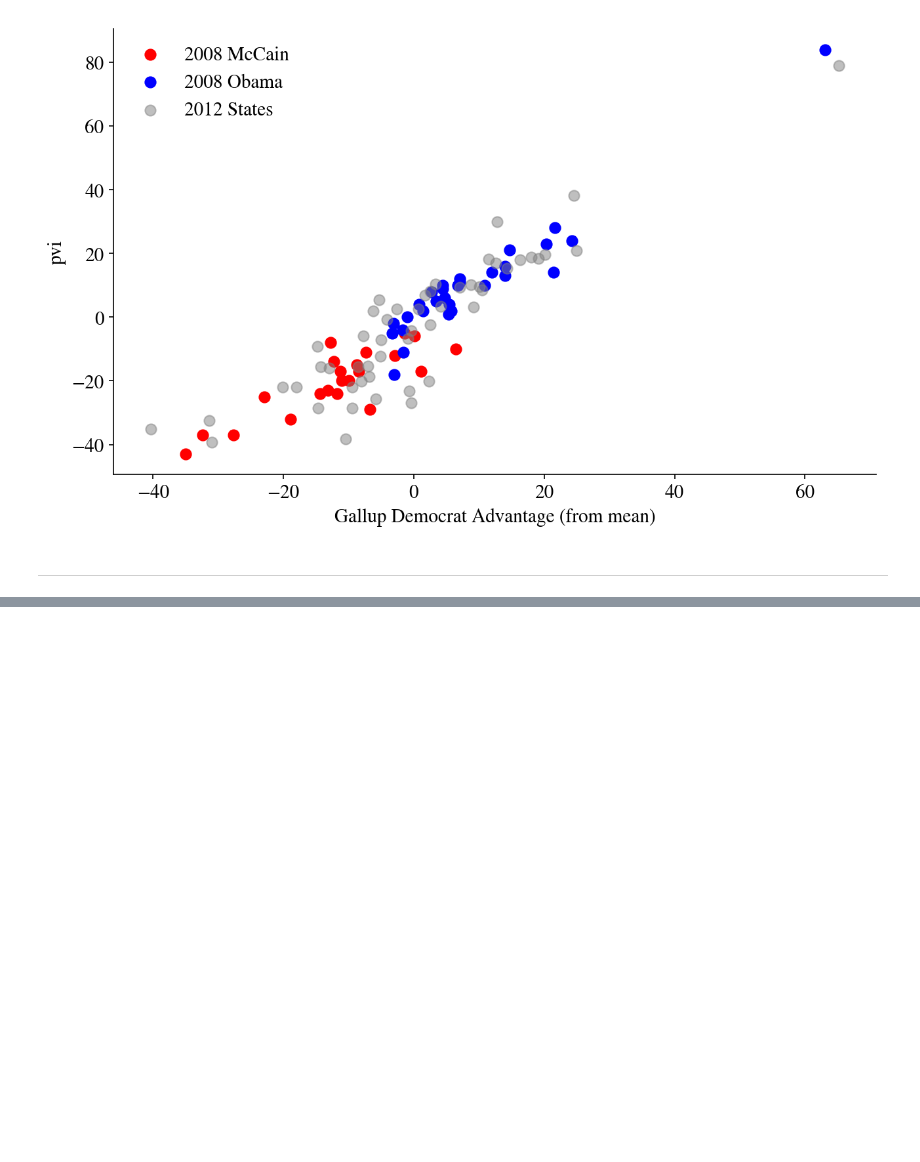
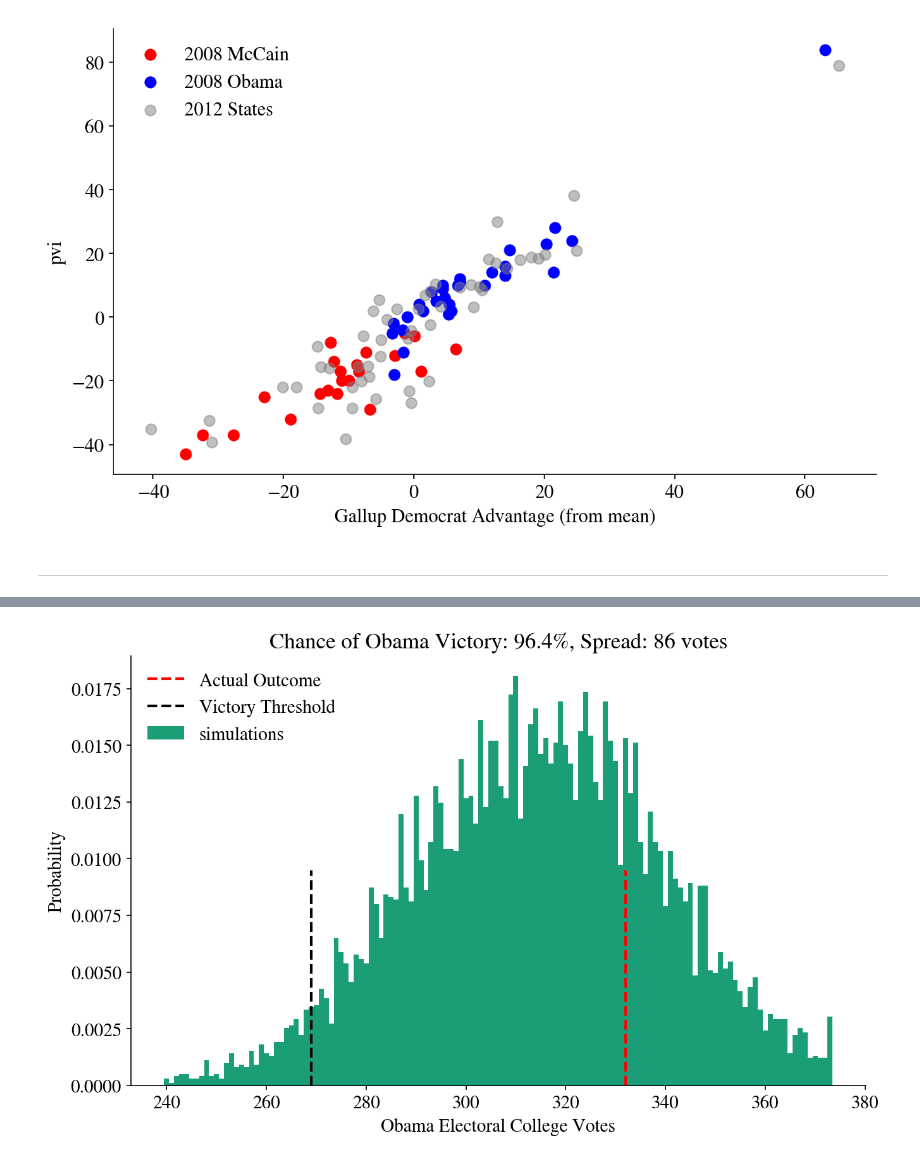
Before and after one commit to joaoDragado/dSc_roadmap, a Jupyter notebook: projects/SimulatingSilver/HW2_user.ipynb, the cells around one changed output, grey strips where cells are left out. Cells and saved outputs as stored; diff of their text form; code cells hidden in the pictures; blank space fills up the shorter version.

Commit message:
Building Model by aggregating election polls.

```diff
--- a/projects/SimulatingSilver/HW2_user.ipynb
+++ b/projects/SimulatingSilver/HW2_user.ipynb
@@ -635,0 +656,4 @@ Sometimes this estimation procedure will `overfit` the training data yielding pr
+# %%
+res, clf = cv_and_fit(e2008, e2012, ['Dem_Adv', 'pvi'])
+predict2012_logistic = res.join(electoral_votes)
+predict2012_logistic.head()
@@ -635,0 +668,7 @@ Sometimes this estimation procedure will `overfit` the training data yielding pr
+# %%
+# plot a histogram and map of the simulation results, and
+# interpret the results in terms of accuracy and precision.
+prediction = simulate_election(predict2012_logistic, 10000)
+plot_simulation(prediction)
+# %% [output]
+[figure, added]
```
Also changed, not shown: parts of 30 cells of this notebook, 1 other file.
